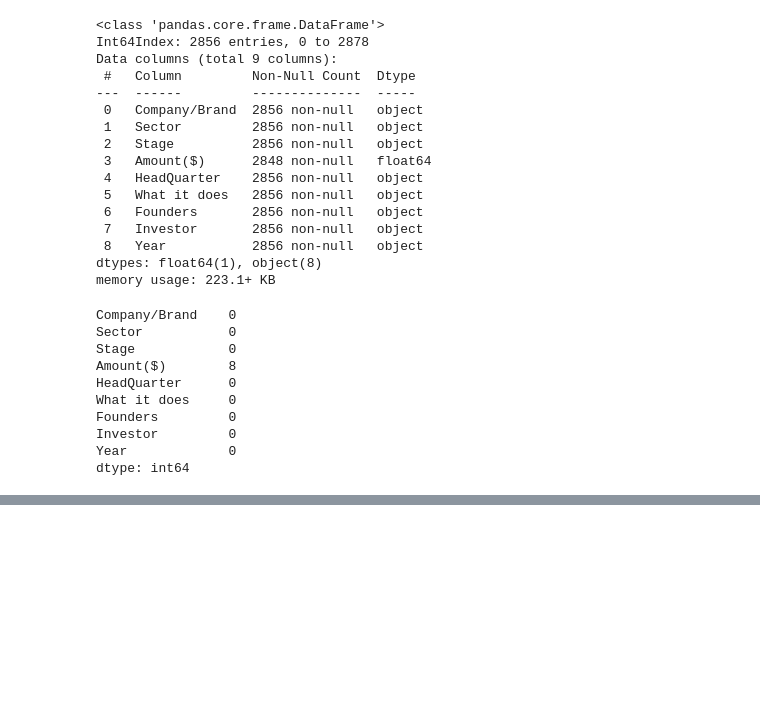
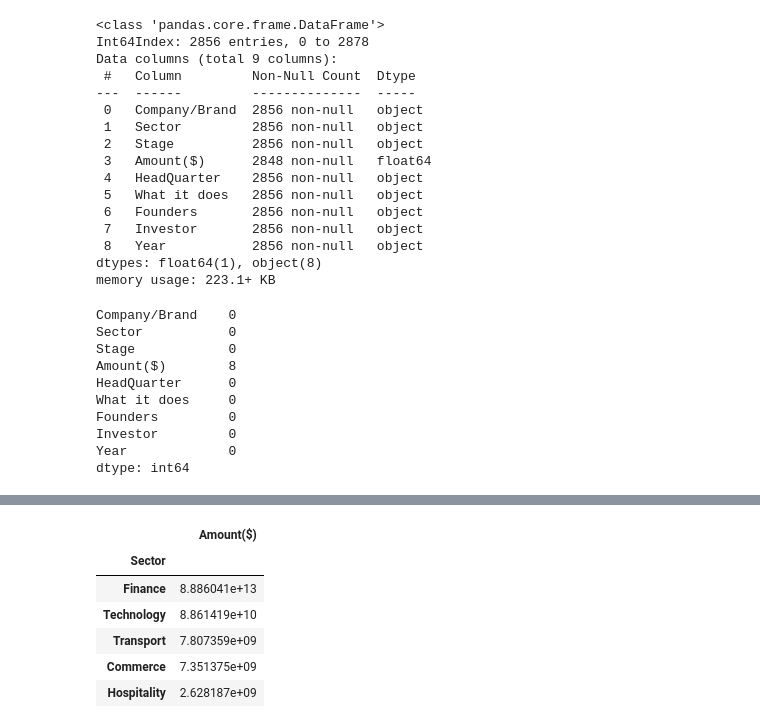
Before and after one commit to coderacheal/Indian-Startup-Ecosystem-Analysis, a Jupyter notebook: indian-startup.ipynb, the cells around one changed output, grey strips where cells are left out. Cells and saved outputs as stored; diff of their text form; code cells hidden in the pictures; blank space fills up the shorter version.

```diff
--- a/indian-startup.ipynb
+++ b/indian-startup.ipynb
@@ -624,0 +792,11 @@ Now the only columns we have that are missing are the coerce values when convert
+# %%
+top_sectors = data[['Sector', 'Amount($)']].groupby('Sector').sum().sort_values(by='Amount($)', ascending=False).head()
+top_sectors
+# %% [output]
+|  | Amount($) |
+| Sector |  |
+| Finance | 8.886041e+13 |
+| Technology | 8.861419e+10 |
+| Transport | 7.807359e+09 |
+| Commerce | 7.351375e+09 |
+| Hospitality | 2.628187e+09 |
```
Also changed, not shown: parts of 26 cells of this notebook.
